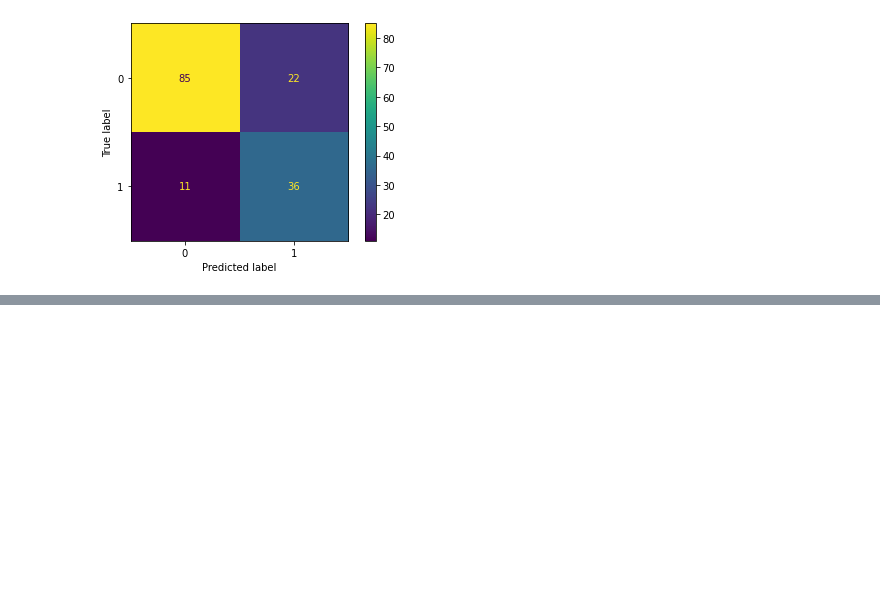
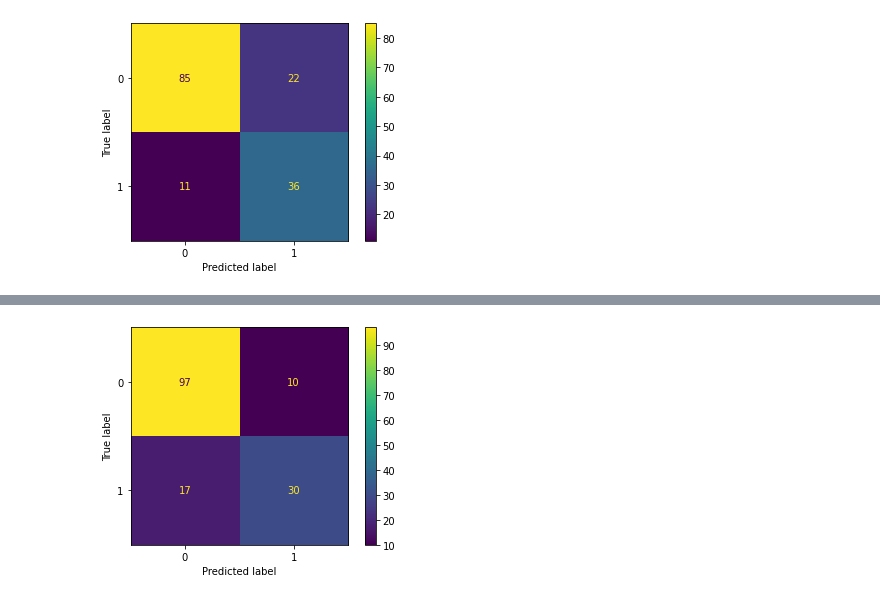
Before and after one commit to mlondono-oc/LEA2, a Jupyter notebook: Modulo-2/M1_Algoritmos_de_Shallow_Learning.ipynb, the cells around one changed output, grey strips where cells are left out. Drawn from its saved outputs; the diff is of its cells as text; code cells hidden in the pictures; blank space fills up the shorter version.

```diff
--- a/Modulo-2/M1_Algoritmos_de_Shallow_Learning.ipynb
+++ b/Modulo-2/M1_Algoritmos_de_Shallow_Learning.ipynb
@@ -371,0 +476,9 @@ plt.show()
+# %%
+# Búsqueda aleatoria
+# ==============================================================================
+
+# Definición de cuadricula de búsqueda
+rand_s = RandomizedSearchCV(ranfor, param_distributions=parameters, n_iter=20, scoring='roc_auc', cv=5, verbose=True)
+
+# Iniciar la búsqueda
+rand_s.fit(X_train, y_train)
@@ -371,0 +503,6 @@ plt.show()
+# %%
+# Métricas de desempeño modelo óptimo
+# ==============================================================================
+ranfor_optimo = rand_s.best_estimator_
+print ("Test - Accuracy :", metrics.accuracy_score(y_test, ranfor_optimo.predict(X_test)))
+print ("Test - classification report :", metrics.classification_report(y_test, ranfor_optimo.predict(X_test)))
@@ -371,0 +519,9 @@ plt.show()
+# %%
+# Matriz de confusion
+cm1= confusion_matrix(y_test, ranfor_optimo.predict(X_test))
+# Visualización de la matriz de confusion
+cm1_display = ConfusionMatrixDisplay(confusion_matrix = cm1)
+cm1_display.plot()
+plt.show()
+# %% [output]
+[figure, added]
```
Also changed, not shown: parts of 15 cells of this notebook.
